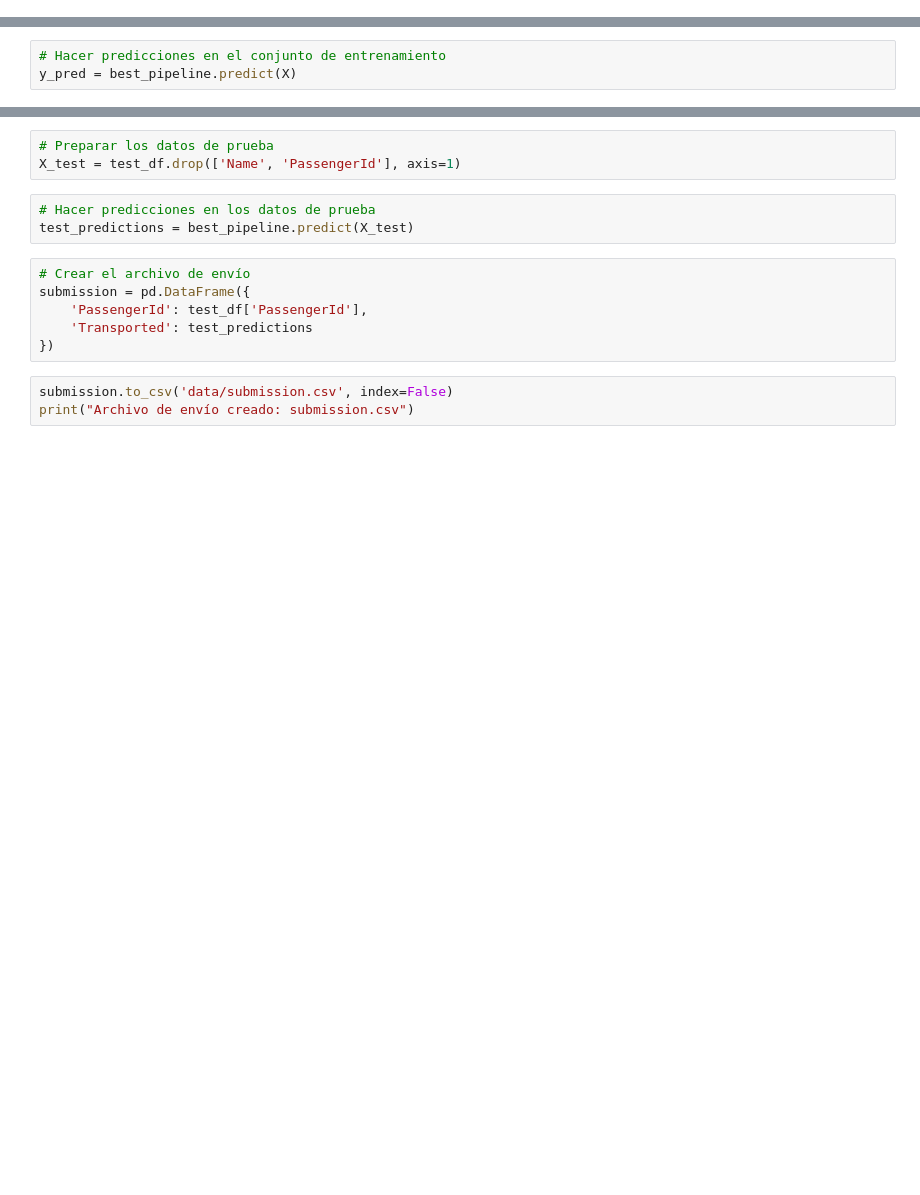
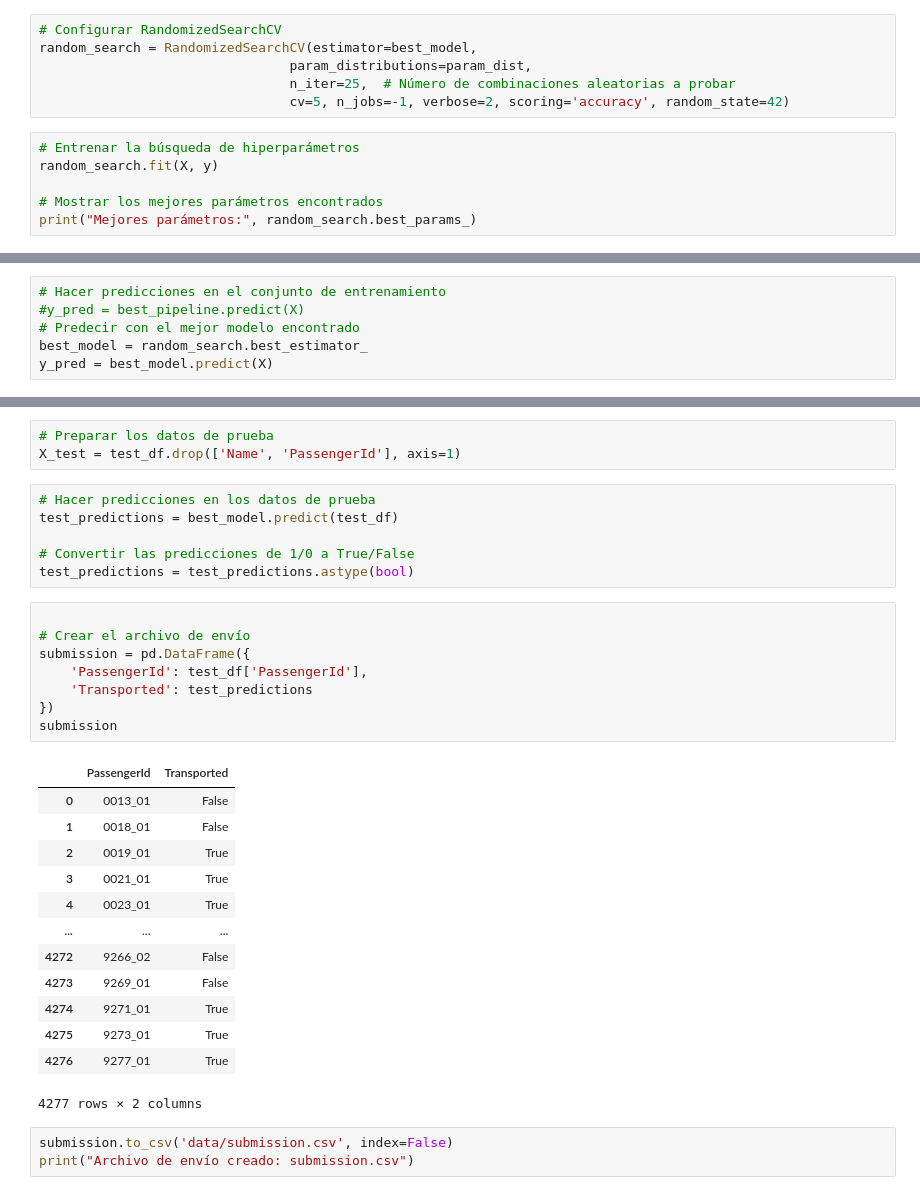
Before and after one commit to EmmaMontalbanA/RetoSpace, a Jupyter notebook: spaces_titanic_v2.ipynb, the cells around one changed output, grey strips where cells are left out. Drawn from its saved outputs; the diff is of its cells as text; blank space fills up the shorter version.

Commit message:
Se añade búsqueda con hiperparámetros para mejorar el modelo

```diff
--- a/spaces_titanic_v2.ipynb
+++ b/spaces_titanic_v2.ipynb
@@ -561,0 +560,12 @@ Pipeline(steps=[('preprocessor',
+# %%
+# Configurar RandomizedSearchCV
+random_search = RandomizedSearchCV(estimator=best_model,
+                                param_distributions=param_dist,
+                                n_iter=25,  # Número de combinaciones aleatorias a probar
+                                cv=5, n_jobs=-1, verbose=2, scoring='accuracy', random_state=42)
+# %%
+# Entrenar la búsqueda de hiperparámetros
+random_search.fit(X, y)
+
+# Mostrar los mejores parámetros encontrados
+print("Mejores parámetros:", random_search.best_params_)
@@ -562,3 +575,6 @@ Pipeline(steps=[('preprocessor',
 # %%
 # Hacer predicciones en el conjunto de entrenamiento
-y_pred = best_pipeline.predict(X)
+#y_pred = best_pipeline.predict(X)
+# Predecir con el mejor modelo encontrado
+best_model = random_search.best_estimator_
+y_pred = best_model.predict(X)
@@ -587,13 +606,32 @@ Estas métricas evalúan el desempeño del de machine learning de manera muy pre
 X_test = test_df.drop(['Name', 'PassengerId'], axis=1)
 # %%
 # Hacer predicciones en los datos de prueba
-test_predictions = best_pipeline.predict(X_test)
+test_predictions = best_model.predict(test_df)
+
+# Convertir las predicciones de 1/0 a True/False
+test_predictions = test_predictions.astype(bool)
 # %%
+
 # Crear el archivo de envío
 submission = pd.DataFrame({
     'PassengerId': test_df['PassengerId'],
     'Transported': test_predictions
 })
+submission
+# %% [output]
+|  | PassengerId | Transported |
+| 0 | 0013_01 | False |
+| 1 | 0018_01 | False |
+| 2 | 0019_01 | True |
+| 3 | 0021_01 | True |
+| 4 | 0023_01 | True |
+| ... | ... | ... |
+| 4272 | 9266_02 | False |
+| 4273 | 9269_01 | False |
+| 4274 | 9271_01 | True |
+| 4275 | 9273_01 | True |
+| 4276 | 9277_01 | True |
+4277 rows × 2 columns
 # %%
 submission.to_csv('data/submission.csv', index=False)
 print("Archivo de envío creado: submission.csv")
```
Also changed, not shown: parts of 10 cells of this notebook.
